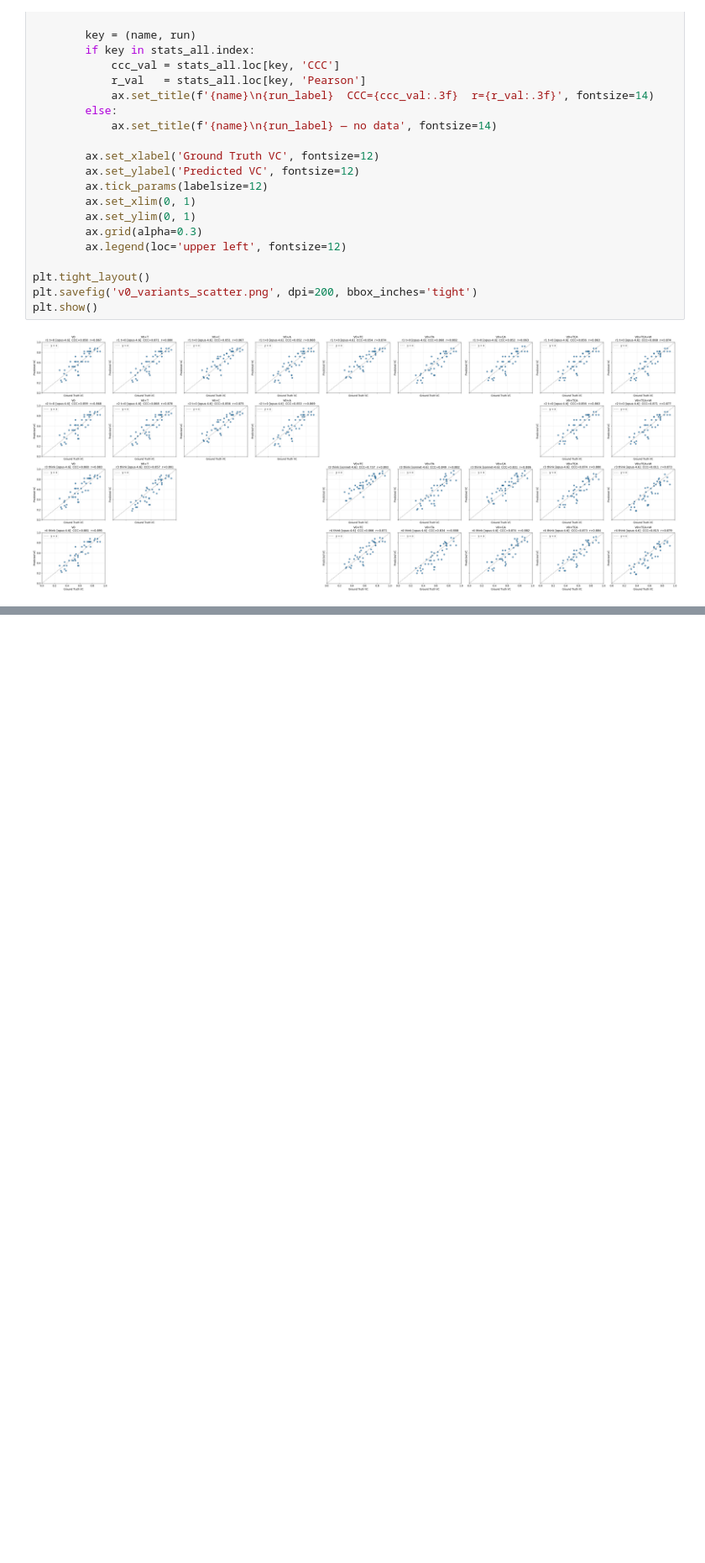
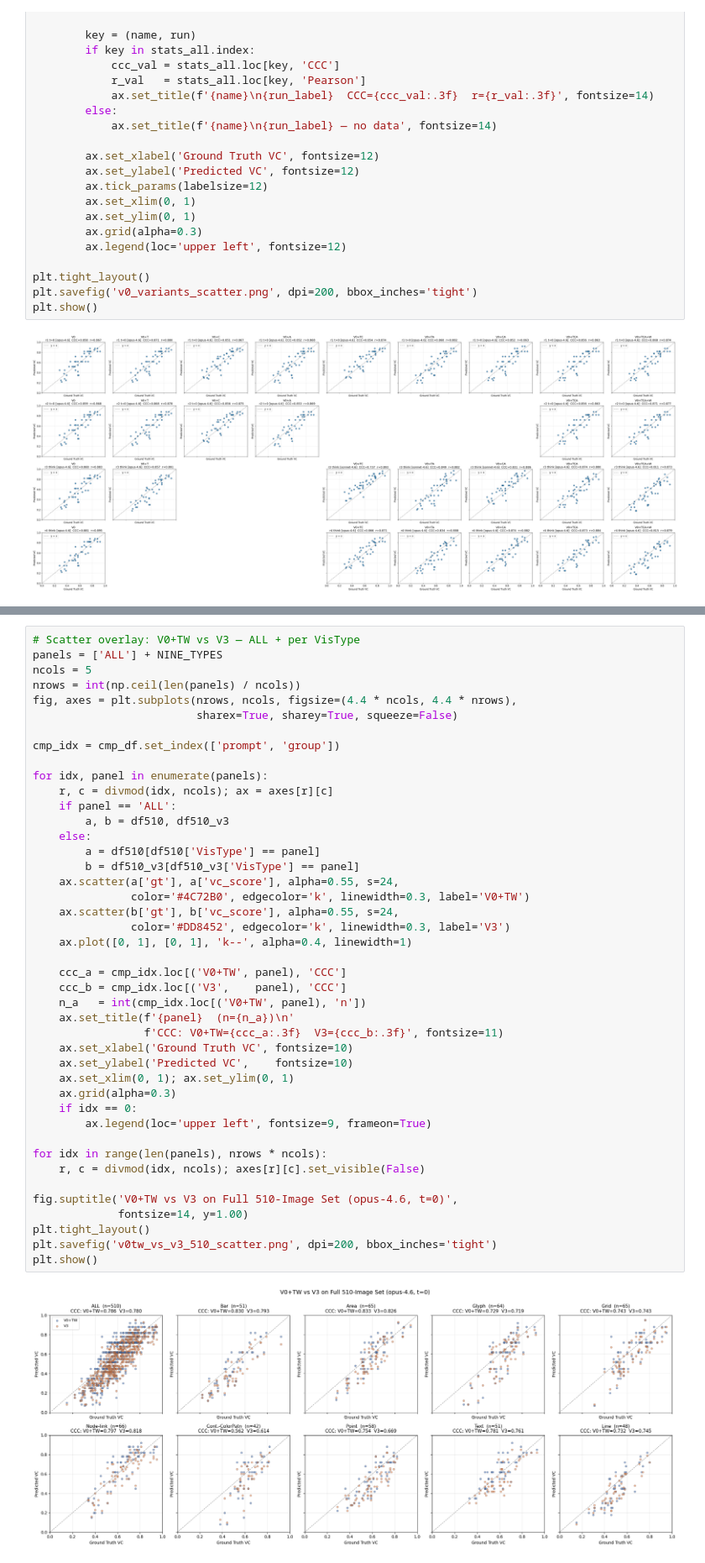
Before and after one commit to mling216/comment-post-processing, a Jupyter notebook: Claude_vc_prediction/V0_Variants_Comparison.ipynb, the cells around one changed output, grey strips where cells are left out. Shown at 84% size. Cells and saved outputs as stored; diff of their text form; blank space fills up the shorter version.

```diff
--- a/Claude_vc_prediction/V0_Variants_Comparison.ipynb
+++ b/Claude_vc_prediction/V0_Variants_Comparison.ipynb
@@ -277,0 +571,45 @@ plt.show()
+# %%
+# Scatter overlay: V0+TW vs V3 — ALL + per VisType
+panels = ['ALL'] + NINE_TYPES
+ncols = 5
+nrows = int(np.ceil(len(panels) / ncols))
+fig, axes = plt.subplots(nrows, ncols, figsize=(4.4 * ncols, 4.4 * nrows),
+                         sharex=True, sharey=True, squeeze=False)
+
+cmp_idx = cmp_df.set_index(['prompt', 'group'])
+
+for idx, panel in enumerate(panels):
+    r, c = divmod(idx, ncols); ax = axes[r][c]
+    if panel == 'ALL':
+        a, b = df510, df510_v3
+    else:
+        a = df510[df510['VisType'] == panel]
+        b = df510_v3[df510_v3['VisType'] == panel]
+    ax.scatter(a['gt'], a['vc_score'], alpha=0.55, s=24,
+               color='#4C72B0', edgecolor='k', linewidth=0.3, label='V0+TW')
+    ax.scatter(b['gt'], b['vc_score'], alpha=0.55, s=24,
+               color='#DD8452', edgecolor='k', linewidth=0.3, label='V3')
+    ax.plot([0, 1], [0, 1], 'k--', alpha=0.4, linewidth=1)
+
+    ccc_a = cmp_idx.loc[('V0+TW', panel), 'CCC']
+    ccc_b = cmp_idx.loc[('V3',    panel), 'CCC']
+    n_a   = int(cmp_idx.loc[('V0+TW', panel), 'n'])
+    ax.set_title(f'{panel}  (n={n_a})\n'
+                 f'CCC: V0+TW={ccc_a:.3f}  V3={ccc_b:.3f}', fontsize=11)
+    ax.set_xlabel('Ground Truth VC', fontsize=10)
+    ax.set_ylabel('Predicted VC',    fontsize=10)
+    ax.set_xlim(0, 1); ax.set_ylim(0, 1)
+    ax.grid(alpha=0.3)
+    if idx == 0:
+        ax.legend(loc='upper left', fontsize=9, frameon=True)
+
+for idx in range(len(panels), nrows * ncols):
+    r, c = divmod(idx, ncols); axes[r][c].set_visible(False)
+
+fig.suptitle('V0+TW vs V3 on Full 510-Image Set (opus-4.6, t=0)',
+             fontsize=14, y=1.00)
+plt.tight_layout()
+plt.savefig('v0tw_vs_v3_510_scatter.png', dpi=200, bbox_inches='tight')
+plt.show()
+# %% [output]
+[figure, added]
```
Also changed, not shown: parts of 9 cells of this notebook, 11 other files.
